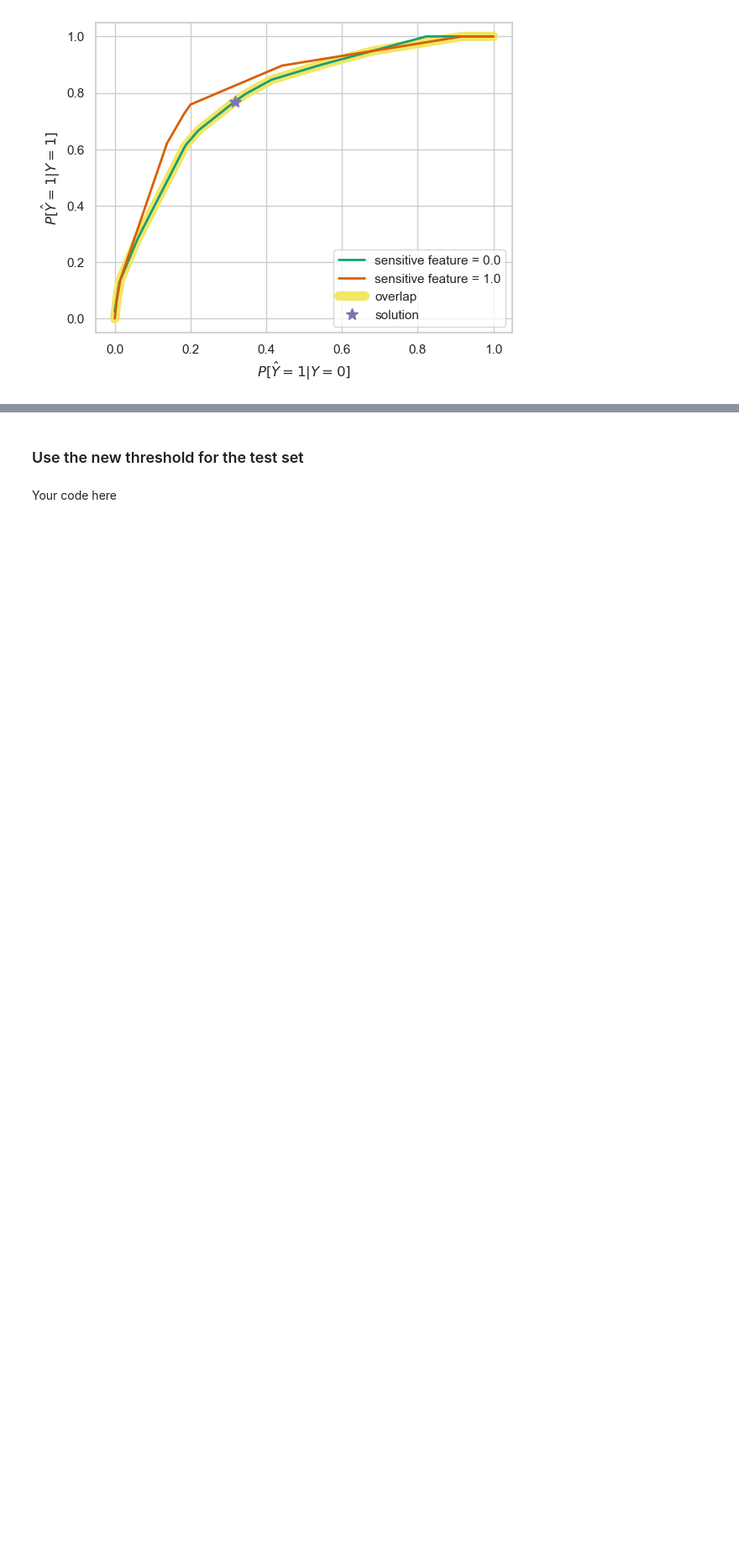
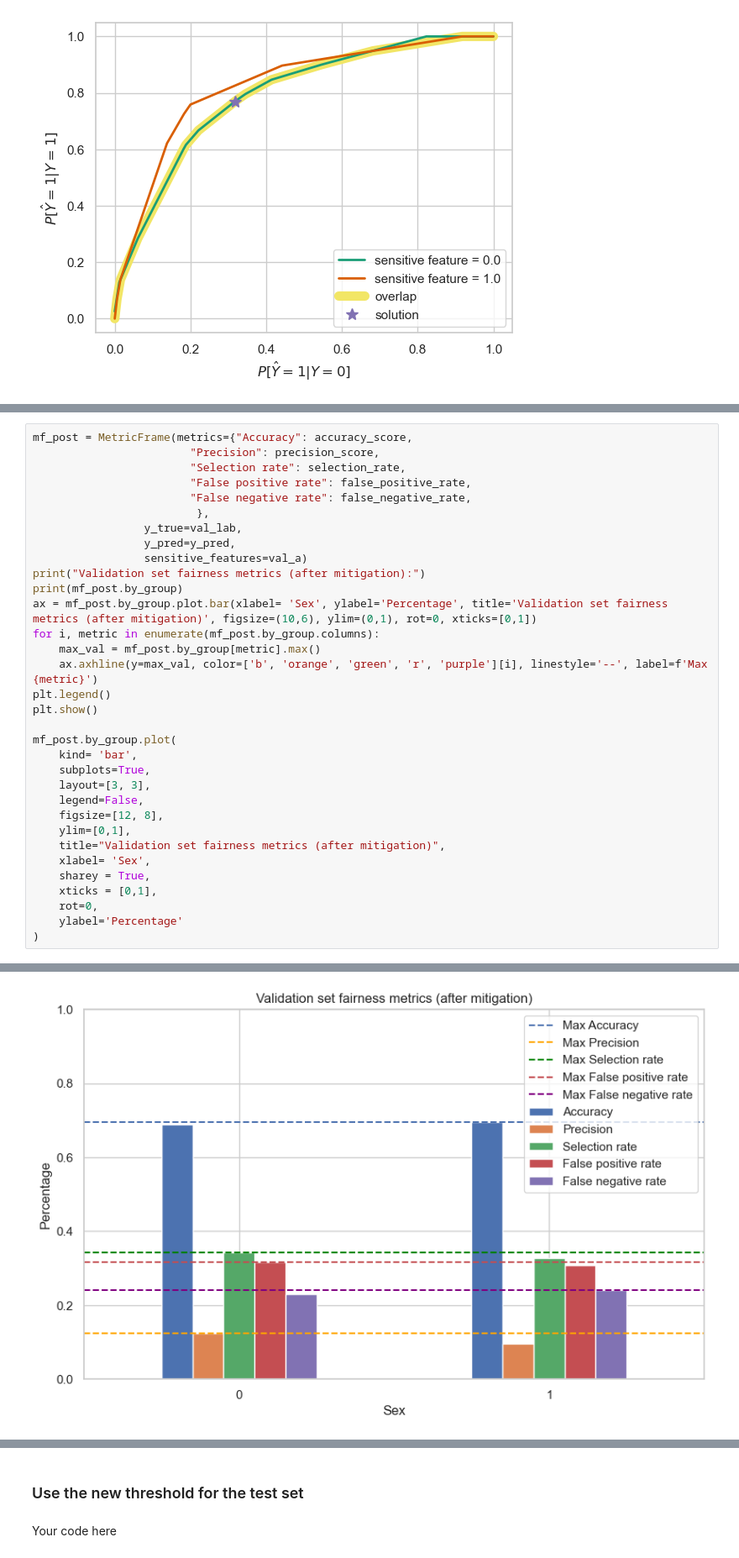
Before and after one commit to s224202/project1, a Jupyter notebook: exercise.ipynb, the cells around one changed output, grey strips where cells are left out. Shown at 84% size. Cells and saved outputs as stored; diff of their text form; blank space fills up the shorter version.

```diff
--- a/exercise.ipynb
+++ b/exercise.ipynb
@@ -505,0 +532,34 @@ sensitive_feature_0
+# %%
+mf_post = MetricFrame(metrics={"Accuracy": accuracy_score,
+                        "Precision": precision_score,
+                        "Selection rate": selection_rate,
+                        "False positive rate": false_positive_rate,
+                        "False negative rate": false_negative_rate,
+                         },
+                 y_true=val_lab,
+                 y_pred=y_pred,
+                 sensitive_features=val_a)
+print("Validation set fairness metrics (after mitigation):")
+print(mf_post.by_group)
+ax = mf_post.by_group.plot.bar(xlabel= 'Sex', ylabel='Percentage', title='Validation set fairness metrics (after mitigation)', figsize=(10,6), ylim=(0,1), rot=0, xticks=[0,1])
+for i, metric in enumerate(mf_post.by_group.columns):
+    max_val = mf_post.by_group[metric].max()
+    ax.axhline(y=max_val, color=['b', 'orange', 'green', 'r', 'purple'][i], linestyle='--', label=f'Max {metric}')
+plt.legend()
+plt.show()
+
+mf_post.by_group.plot(
+    kind= 'bar',
+    subplots=True,
+    layout=[3, 3],
+    legend=False,
+    figsize=[12, 8],
+    ylim=[0,1],
+    title="Validation set fairness metrics (after mitigation)",
+    xlabel= 'Sex',
+    sharey = True,
+    xticks = [0,1],
+    rot=0,
+    ylabel='Percentage'
+)
+# %% [output]
@@ -505,0 +576 @@ sensitive_feature_0
+[figure, added]
```
Also changed, not shown: parts of 12 cells of this notebook.
